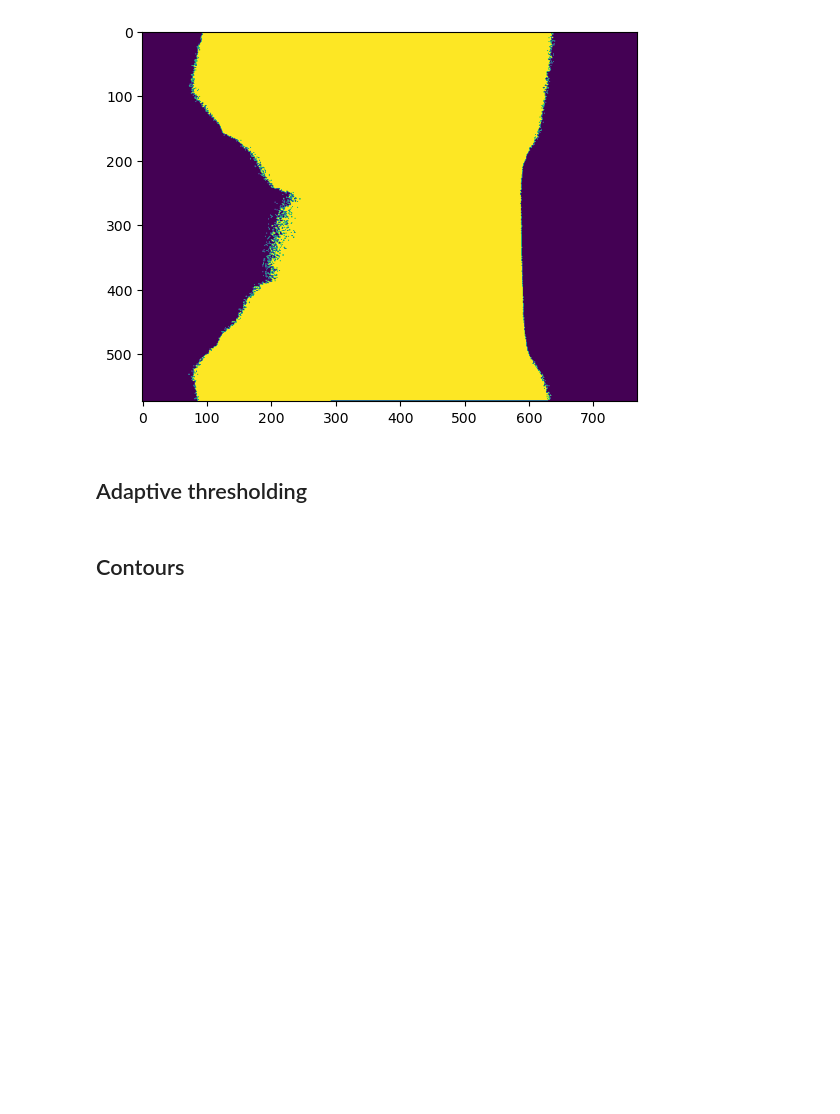
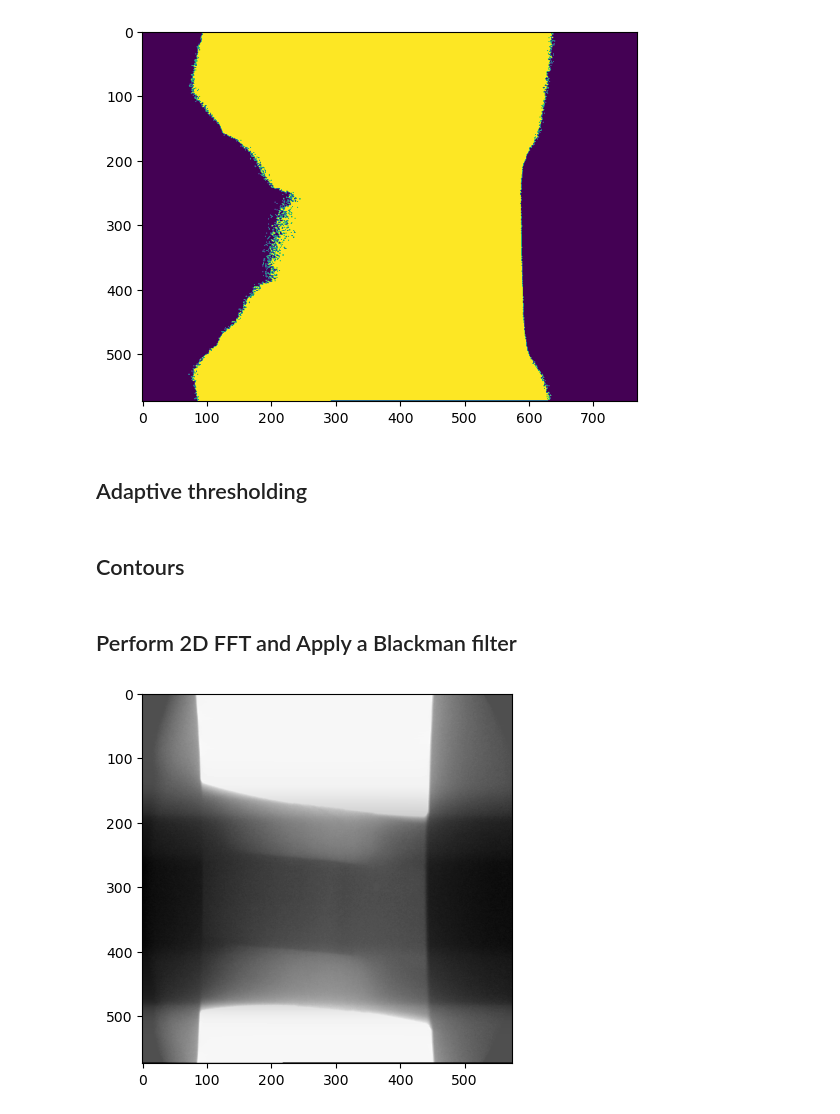
Before and after one commit to mattlitz/ndt-x-ray-image-segmentation, a Jupyter notebook: main.ipynb, the cells around one changed output. Saved outputs shown, nothing was run; the diff lists cells and outputs as text; code cells hidden in the pictures; blank space fills up the shorter version.

Commit message:
added blackman filter

```diff
--- a/main.ipynb
+++ b/main.ipynb
@@ -241,3 +241,27 @@ plt.imshow(thres_adapt)
 thresh = cv2.adaptiveThreshold(img,255,cv2.ADAPTIVE_THRESH_GAUSSIAN_C, cv2.THRESH_BINARY, 115,1 )
 
 contours, hierarchy = cv2.findContours(thresh, cv2.RETR_TREE,cv2,CHAIN_APPROX_SIMPLE)
+# %% [markdown]
+## Perform 2D FFT and Apply a Blackman filter
+# %%
+from scipy import signal
+from scipy.fft import fft2, ifft2, fftshift
+
+# Apply 2D FFT
+fft_image = fft2(img)
+
+# Assuming fft_image is your 2D FFT image
+window = signal.windows.blackman(fft_image.shape[0])
+window_2d = np.outer(window, window) # reshape window to a 2D array
+
+# Crop fft_image to match the shape of window_2d
+fft_image_cropped = fft_image[:window_2d.shape[0], :window_2d.shape[1]]
+
+# Inverse FFT
+filtered_image = np.real(ifft2(fft_image_cropped))
+
+# Display filtered image
+plt.imshow(filtered_image, cmap='gray')
+plt.show()
+# %% [output]
+[figure, added]
```
